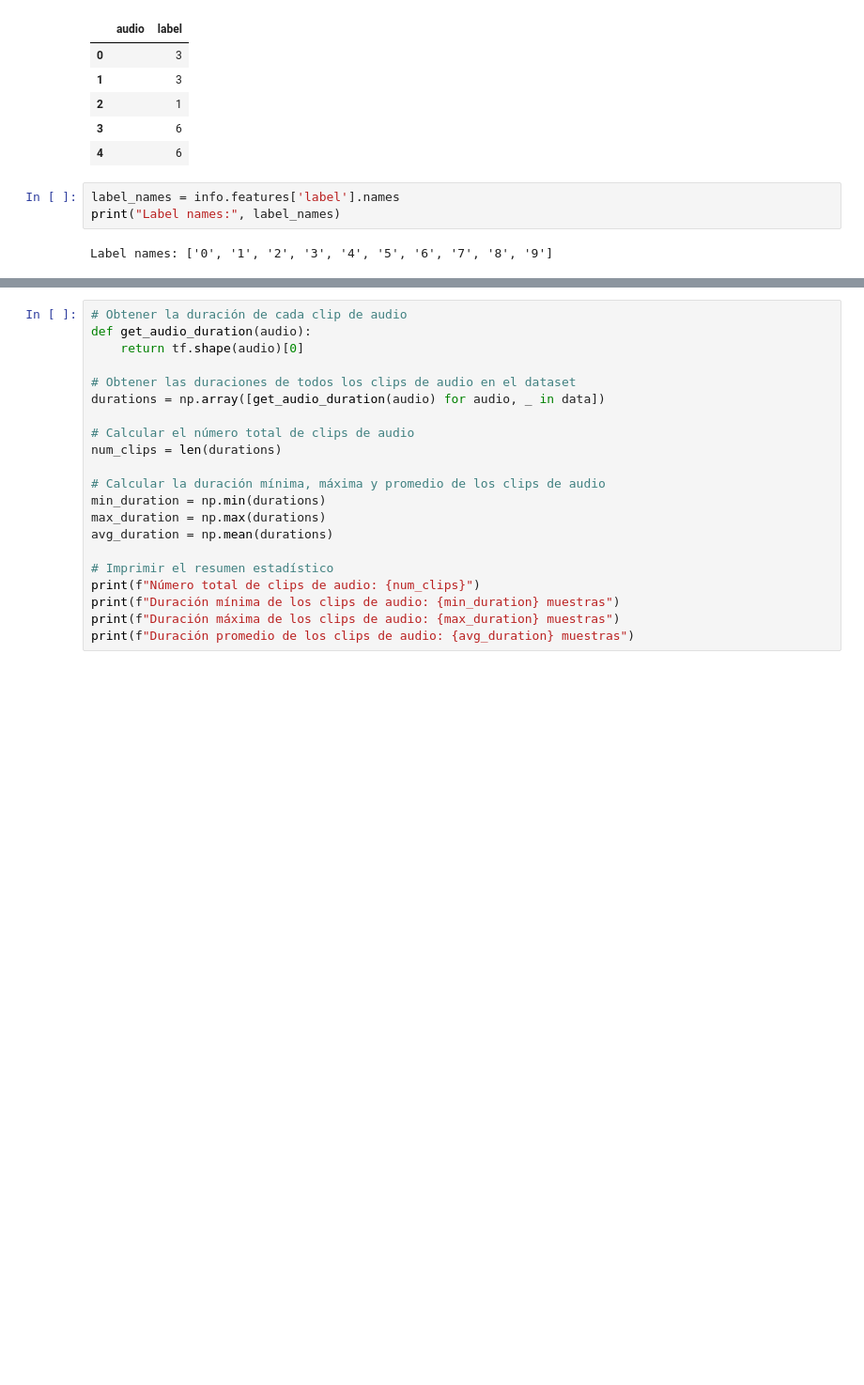
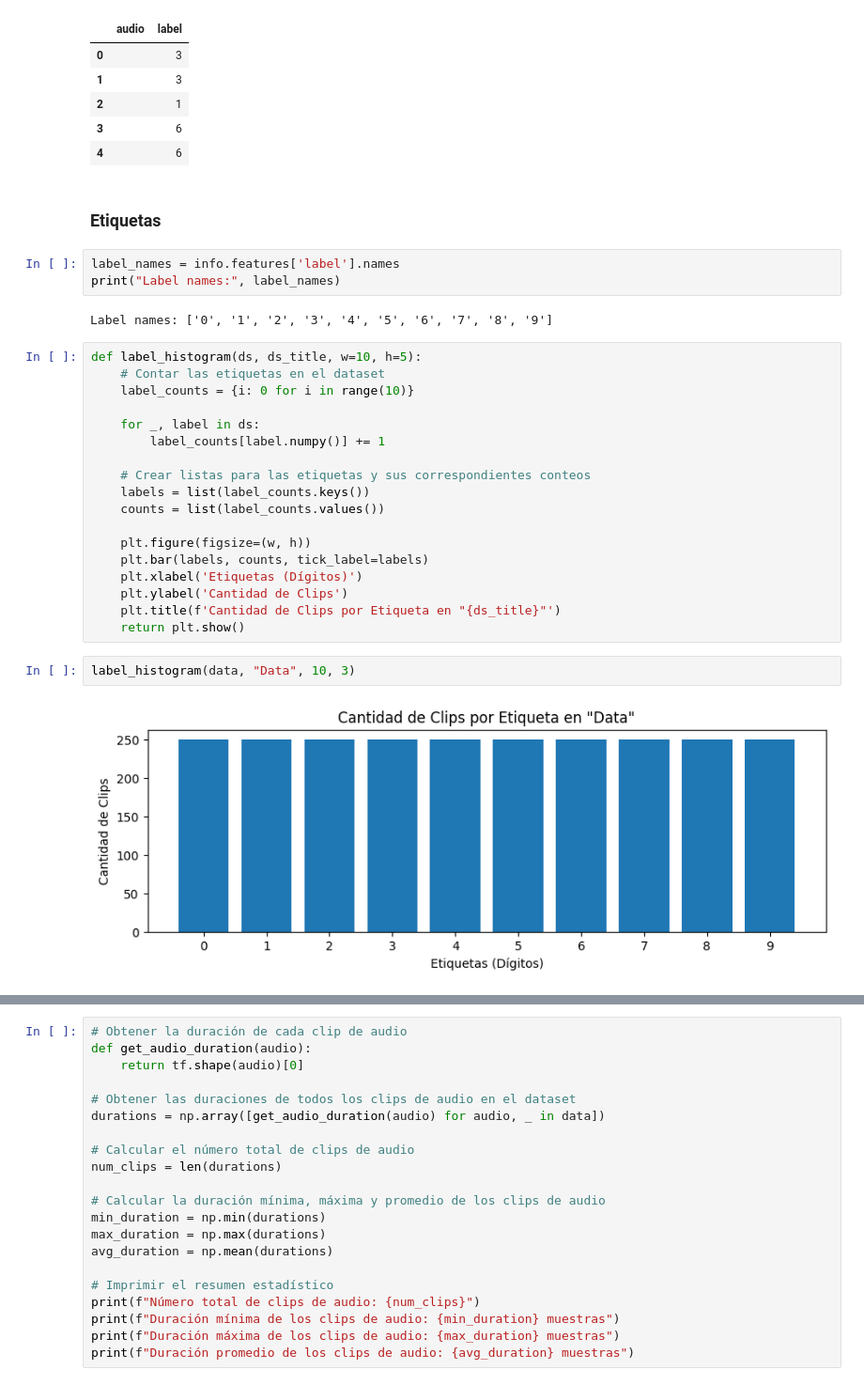
Before and after one commit to MiguelMussi/AAII_TP2, a Jupyter notebook: Problema_1.ipynb, the cells around one changed output, grey strips where cells are left out. Shown at 94% size. Drawn from its saved outputs; the diff is of its cells as text; blank space fills up the shorter version.

```diff
--- a/Problema_1.ipynb
+++ b/Problema_1.ipynb
@@ -89,8 +101,32 @@ df_sample
 | 2 |  | 1 |
 | 3 |  | 6 |
 | 4 |  | 6 |
+# %% [markdown]
+### Etiquetas
 # %%
 label_names = info.features['label'].names
 print("Label names:", label_names)
 # %% [output]
 Label names: ['0', '1', '2', '3', '4', '5', '6', '7', '8', '9']
+# %%
+def label_histogram(ds, ds_title, w=10, h=5):
+    # Contar las etiquetas en el dataset
+    label_counts = {i: 0 for i in range(10)}
+
+    for _, label in ds:
+        label_counts[label.numpy()] += 1
+
+    # Crear listas para las etiquetas y sus correspondientes conteos
+    labels = list(label_counts.keys())
+    counts = list(label_counts.values())
+
+    plt.figure(figsize=(w, h))
+    plt.bar(labels, counts, tick_label=labels)
+    plt.xlabel('Etiquetas (Dígitos)')
+    plt.ylabel('Cantidad de Clips')
+    plt.title(f'Cantidad de Clips por Etiqueta en "{ds_title}"')
+    return plt.show()
+# %%
+label_histogram(data, "Data", 10, 3)
+# %% [output]
+[figure, added]
```
Also changed, not shown: parts of 46 cells of this notebook.
